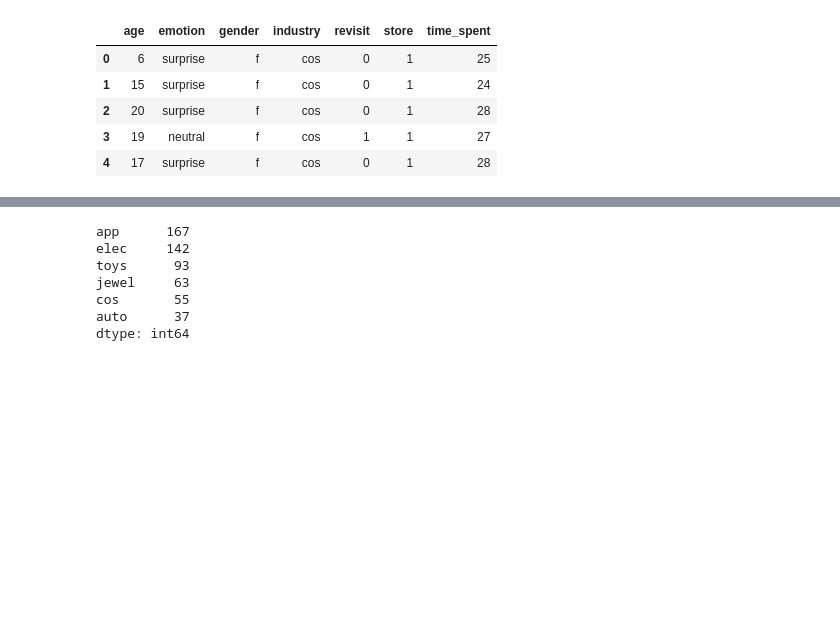
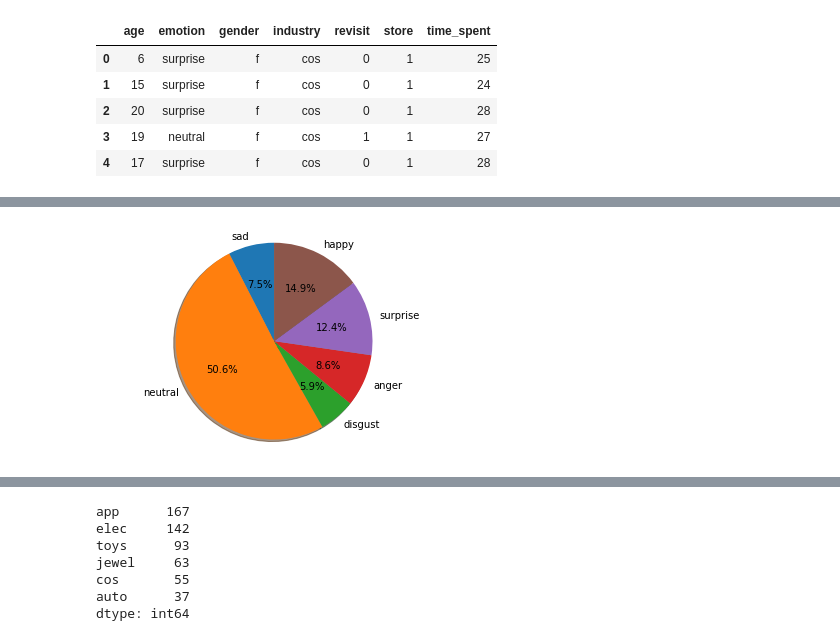
Before and after one commit to menikhilpandey/AART, a Jupyter notebook: model.ipynb, the cells around one changed output, grey strips where cells are left out. Drawn from its saved outputs; the diff is of its cells as text; code cells hidden in the pictures; blank space fills up the shorter version.

```diff
--- a/model.ipynb
+++ b/model.ipynb
@@ -18,0 +30,8 @@ df.head()
+# %%
+emo_plt = dict(pd.value_counts(df['emotion']))
+fig_emo, ax_emo = plt.subplots()
+ax_emo.pie(emo_plt.values(), labels=emo_plt.keys(),autopct='%1.1f%%', shadow=True, startangle=90)
+ax_emo.axis('equal')
+plt.show()
+# %% [output]
+[figure, added]
```
Also changed, not shown: parts of 5 cells of this notebook.
